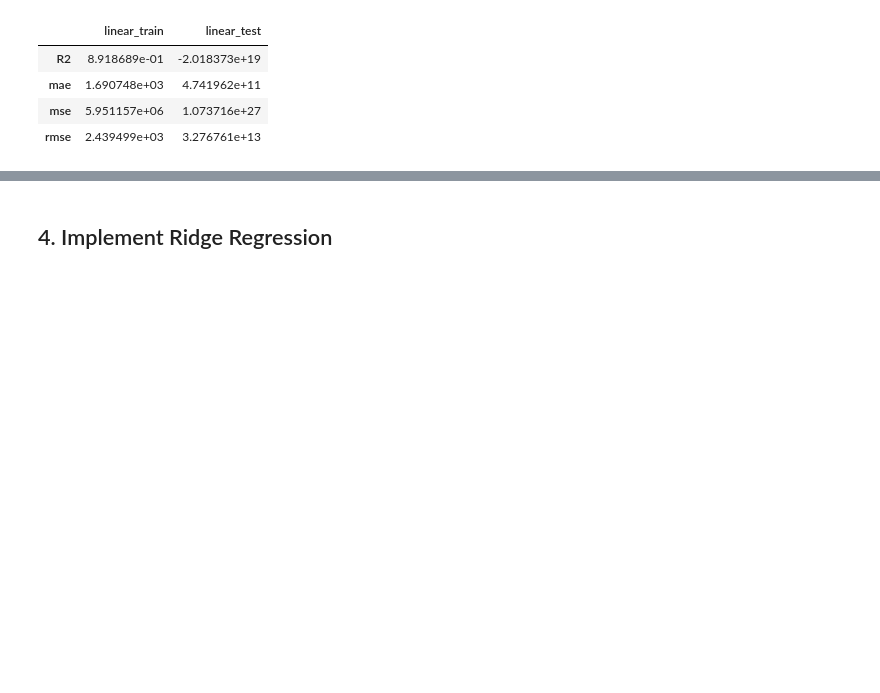
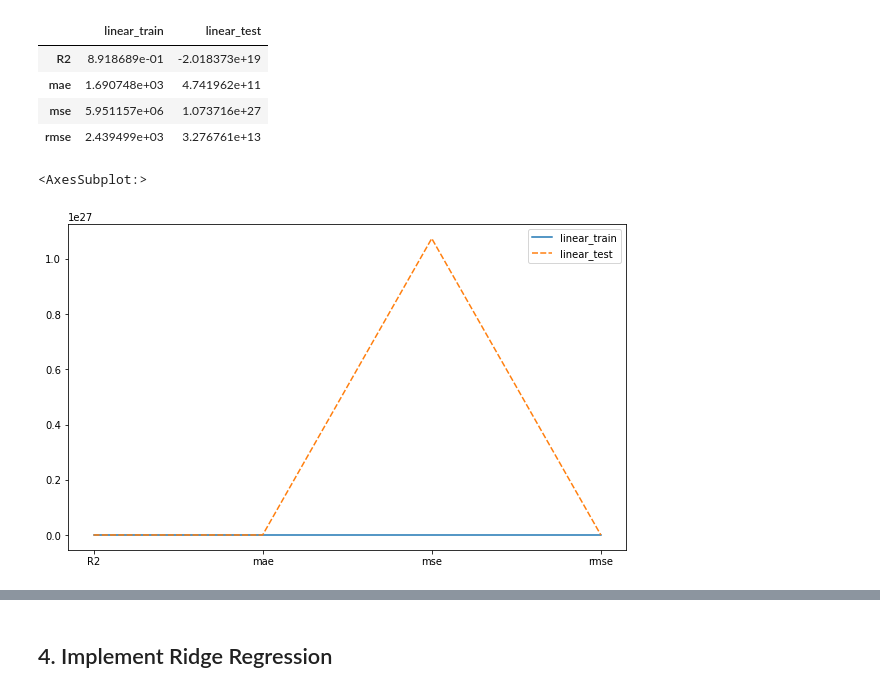
Before and after one commit to yasir5008/DS_-_ITF_Just_Working_Directory, a Jupyter notebook: ML/assignments/modeling_auto_scout_Student_.ipynb, the cells around one changed output, grey strips where cells are left out. Drawn from its saved outputs; the diff is of its cells as text; code cells hidden in the pictures; blank space fills up the shorter version.

```diff
--- a/ML/assignments/modeling_auto_scout_Student_.ipynb
+++ b/ML/assignments/modeling_auto_scout_Student_.ipynb
@@ -161,3 +177,8 @@ ls
 | mae | 1.690748e+03 | 4.741962e+11 |
 | mse | 5.951157e+06 | 1.073716e+27 |
 | rmse | 2.439499e+03 | 3.276761e+13 |
+# %%
+sns.lineplot(data = ls)
+# %% [output]
+<AxesSubplot:>
+[figure, added]
```
Also changed, not shown: parts of 9 cells of this notebook.
